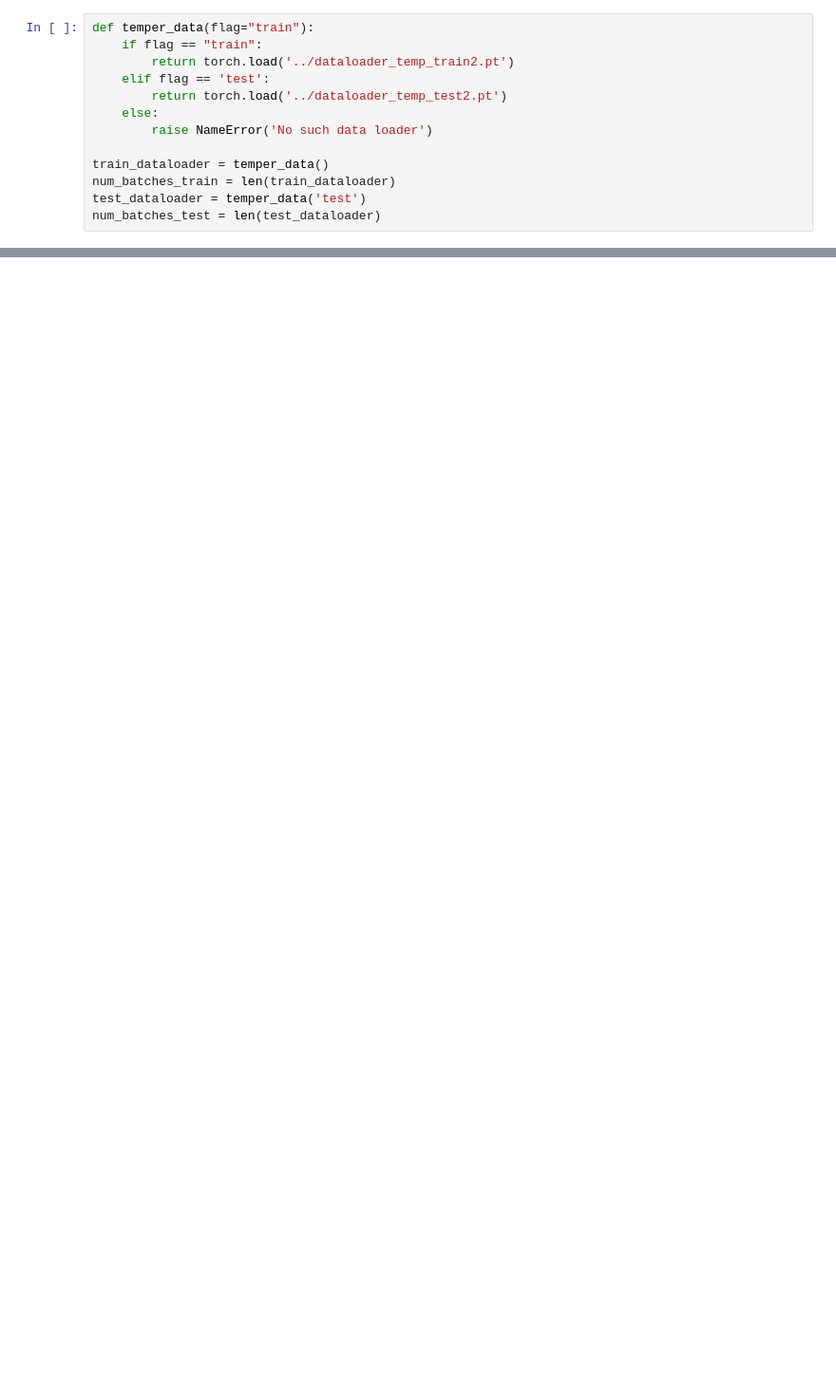
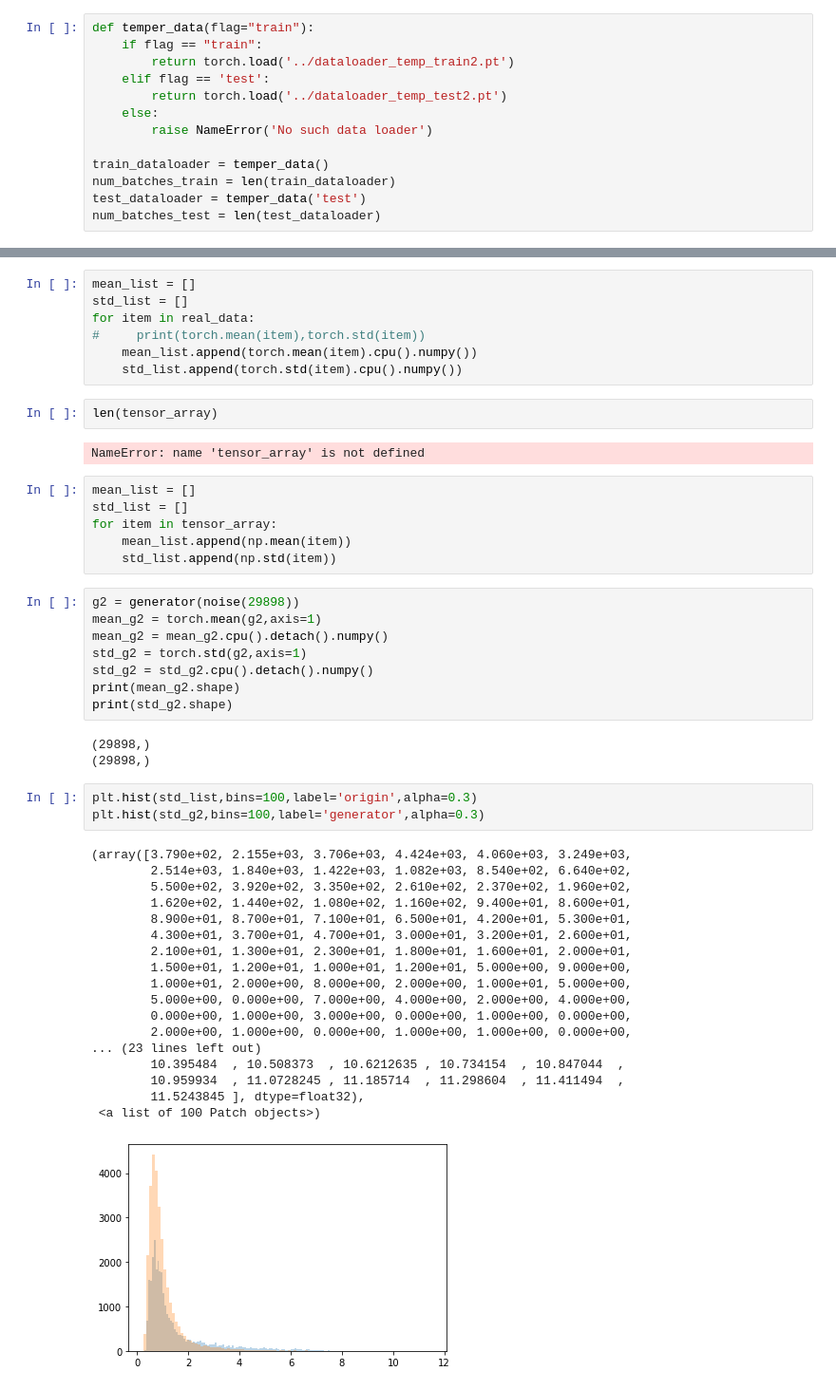
Before and after one commit to Esmidth/CCS_TA_implement, a Jupyter notebook: DCS/DCS_GAN_example.ipynb, the cells around one changed output, grey strips where cells are left out. Shown: that part at 95% size. Cells and saved outputs as stored; diff of their text form; blank space fills up the shorter version.

```diff
--- a/DCS/DCS_GAN_example.ipynb
+++ b/DCS/DCS_GAN_example.ipynb
@@ -56,0 +222,50 @@ discriminator = DiscriminatorNet()
+# %%
+mean_list = []
+std_list = []
+for item in real_data:
+#     print(torch.mean(item),torch.std(item))
+    mean_list.append(torch.mean(item).cpu().numpy())
+    std_list.append(torch.std(item).cpu().numpy())
+# %%
+len(tensor_array)
+# %% [output]
+NameError: name 'tensor_array' is not defined
+# %%
+mean_list = []
+std_list = []
+for item in tensor_array:
+    mean_list.append(np.mean(item))
+    std_list.append(np.std(item))
+# %%
+g2 = generator(noise(29898))
+mean_g2 = torch.mean(g2,axis=1)
+mean_g2 = mean_g2.cpu().detach().numpy()
+std_g2 = torch.std(g2,axis=1)
+std_g2 = std_g2.cpu().detach().numpy()
+print(mean_g2.shape)
+print(std_g2.shape)
+# %% [output]
+(29898,)
+(29898,)
+# %%
+plt.hist(std_list,bins=100,label='origin',alpha=0.3)
+plt.hist(std_g2,bins=100,label='generator',alpha=0.3)
+# %% [output]
+(array([3.790e+02, 2.155e+03, 3.706e+03, 4.424e+03, 4.060e+03, 3.249e+03,
+        2.514e+03, 1.840e+03, 1.422e+03, 1.082e+03, 8.540e+02, 6.640e+02,
+        5.500e+02, 3.920e+02, 3.350e+02, 2.610e+02, 2.370e+02, 1.960e+02,
+        1.620e+02, 1.440e+02, 1.080e+02, 1.160e+02, 9.400e+01, 8.600e+01,
+        8.900e+01, 8.700e+01, 7.100e+01, 6.500e+01, 4.200e+01, 5.300e+01,
+        4.300e+01, 3.700e+01, 4.700e+01, 3.000e+01, 3.200e+01, 2.600e+01,
+        2.100e+01, 1.300e+01, 2.300e+01, 1.800e+01, 1.600e+01, 2.000e+01,
+        1.500e+01, 1.200e+01, 1.000e+01, 1.200e+01, 5.000e+00, 9.000e+00,
+        1.000e+01, 2.000e+00, 8.000e+00, 2.000e+00, 1.000e+01, 5.000e+00,
+        5.000e+00, 0.000e+00, 7.000e+00, 4.000e+00, 2.000e+00, 4.000e+00,
+        0.000e+00, 1.000e+00, 3.000e+00, 0.000e+00, 1.000e+00, 0.000e+00,
+        2.000e+00, 1.000e+00, 0.000e+00, 1.000e+00, 1.000e+00, 0.000e+00,
+... (23 lines left out)
+        10.395484  , 10.508373  , 10.6212635 , 10.734154  , 10.847044  ,
+        10.959934  , 11.0728245 , 11.185714  , 11.298604  , 11.411494  ,
+        11.5243845 ], dtype=float32),
+ <a list of 100 Patch objects>)
+[figure, added]
```
Also changed, not shown: parts of 38 cells of this notebook, 3 other files.
